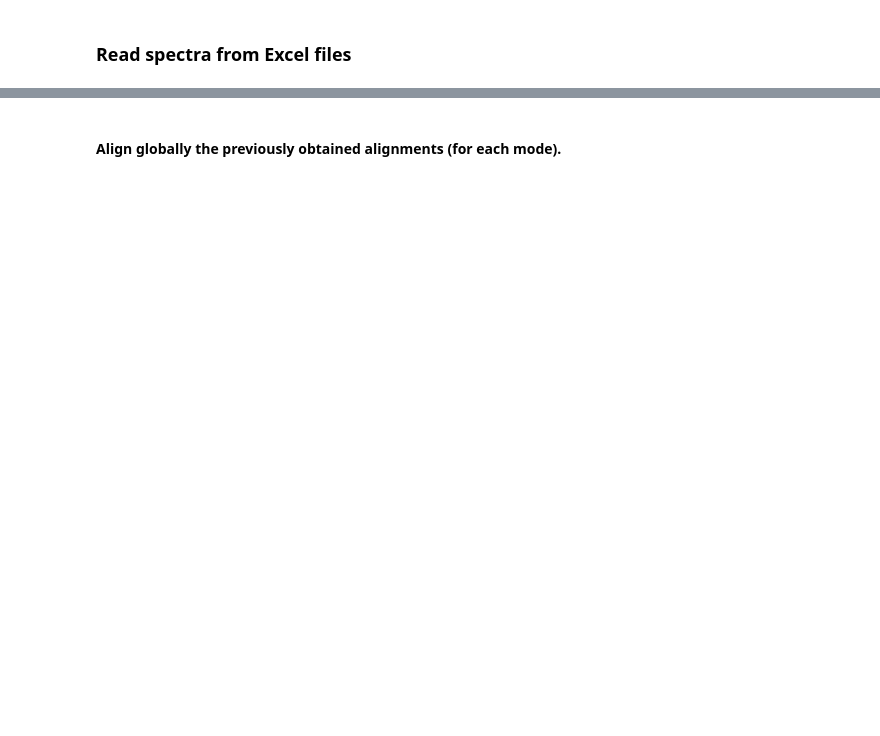
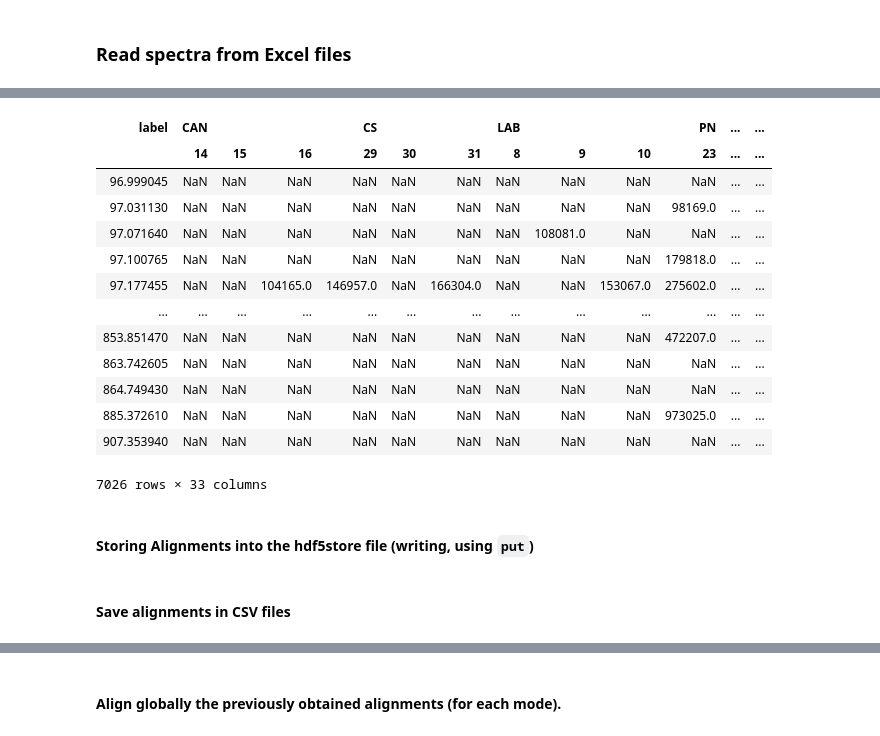
Before and after one commit to aeferreira/similarity_share, a Jupyter notebook: peak_alignment.ipynb, the cells around one changed output, grey strips where cells are left out. Drawn from its saved outputs; the diff is of its cells as text; code cells hidden in the pictures; blank space fills up the shorter version.

```diff
--- a/peak_alignment.ipynb
+++ b/peak_alignment.ipynb
@@ -39,4 +44,5 @@ alignments.keys()
 # %%
+# Used to read the files
 data_folder = 'data'
 header_row = 3
 
@@ -64,18 +70,20 @@ data = {
     'TRI':  {'filename': 'TRI (32, 33, 34).xlsx',
             'names'   : {'sample_names': '32 33 34'.split(), 'labels' : 'TRI'}},
     # these are the new cultivars
-    'CFN':  {'filename': 'CFN (10713_1, 10713_2, 10713_3).xlsx',
-            'names'   : {'sample_names': '10713-1 10713-2 10713-3'.split(), 'labels' : 'CFN'}},
-    'CHT':  {'filename': 'CHT (13514_1, 13514_2, 13514_3).xlsx',
-            'names'   : {'sample_names': '13514-1 13514-2 13514-3'.split(), 'labels' : 'CHT'}},
-    'SB':  {'filename': 'SB (53211_1, 53211_2, 53211_3).xlsx',
-            'names'   : {'sample_names': '53211-1 53211-2 53211-3'.split(), 'labels' : 'SB'}},
+#    'CFN':  {'filename': 'CFN (10713_1, 10713_2, 10713_3).xlsx',
+#            'names'   : {'sample_names': '10713-1 10713-2 10713-3'.split(), 'labels' : 'CFN'}},
+#    'CHT':  {'filename': 'CHT (13514_1, 13514_2, 13514_3).xlsx',
+#            'names'   : {'sample_names': '13514-1 13514-2 13514-3'.split(), 'labels' : 'CHT'}},
+#    'SB':  {'filename': 'SB (53211_1, 53211_2, 53211_3).xlsx',
+#            'names'   : {'sample_names': '53211-1 53211-2 53211-3'.split(), 'labels' : 'SB'}},
 }
 # %% [markdown]
 ### Read spectra from Excel files
 # %%
 def read_vitis_data(filename, metadata):
+    "Read spectra (sometimes multiple) from excel files."
     exp=read_data_from_xcel(filename, header=[3])
+    # For each sheet (sample) in Excel
     for sname in exp:
         dfs = exp[sname]
         label2assign = metadata['names']['labels']
@@ -84,6 +92,7 @@ def read_vitis_data(filename, metadata):
             df.index.name = 'm/z'
         exp[sname] = [mtl.add_labels(df, labels=label2assign) for df in exp[sname]]
     return exp
+
 exp = read_vitis_data(f"data/{data['CAN']['filename']}", data['CAN'])
 #exp # seems ok!
 # %%
@@ -117,0 +229,19 @@ Sheet SB - POSITIVO contains 3 spectra
+# %%
+aligned_all_positive
+# %% [output]
+| label | CAN |  |  | CS |  |  | LAB |  |  | PN | ... | ... |
+|  | 14 | 15 | 16 | 29 | 30 | 31 | 8 | 9 | 10 | 23 | ... | ... |
+| 96.999045 | NaN | NaN | NaN | NaN | NaN | NaN | NaN | NaN | NaN | NaN | ... | ... |
+| 97.031130 | NaN | NaN | NaN | NaN | NaN | NaN | NaN | NaN | NaN | 98169.0 | ... | ... |
+| 97.071640 | NaN | NaN | NaN | NaN | NaN | NaN | NaN | 108081.0 | NaN | NaN | ... | ... |
+| 97.100765 | NaN | NaN | NaN | NaN | NaN | NaN | NaN | NaN | NaN | 179818.0 | ... | ... |
+| 97.177455 | NaN | NaN | 104165.0 | 146957.0 | NaN | 166304.0 | NaN | NaN | 153067.0 | 275602.0 | ... | ... |
+| ... | ... | ... | ... | ... | ... | ... | ... | ... | ... | ... | ... | ... |
+| 853.851470 | NaN | NaN | NaN | NaN | NaN | NaN | NaN | NaN | NaN | 472207.0 | ... | ... |
+| 863.742605 | NaN | NaN | NaN | NaN | NaN | NaN | NaN | NaN | NaN | NaN | ... | ... |
+| 864.749430 | NaN | NaN | NaN | NaN | NaN | NaN | NaN | NaN | NaN | NaN | ... | ... |
+| 885.372610 | NaN | NaN | NaN | NaN | NaN | NaN | NaN | NaN | NaN | 973025.0 | ... | ... |
+| 907.353940 | NaN | NaN | NaN | NaN | NaN | NaN | NaN | NaN | NaN | NaN | ... | ... |
+7026 rows × 33 columns
+# %% [markdown]
+#### Storing Alignments into the hdf5store file (writing, using `put`)
@@ -117,0 +264,2 @@ Sheet SB - POSITIVO contains 3 spectra
+# %% [markdown]
+#### Save alignments in CSV files
```
Also changed, not shown: parts of 55 cells of this notebook, 2 other files.
